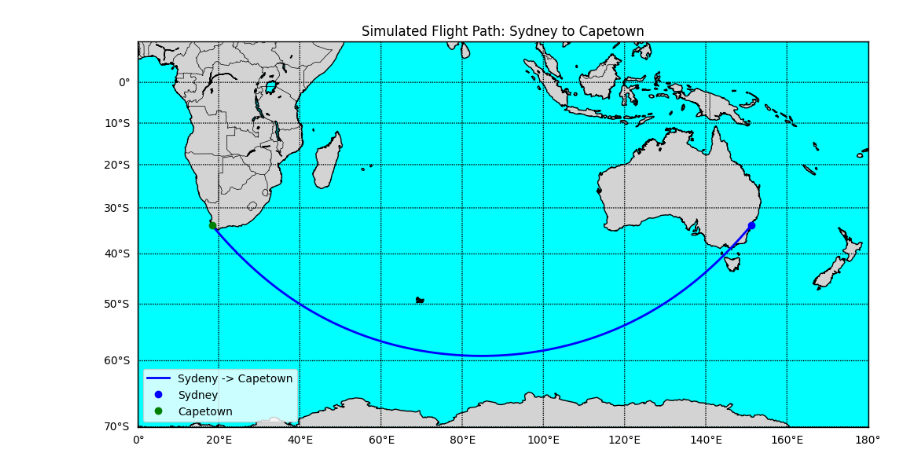
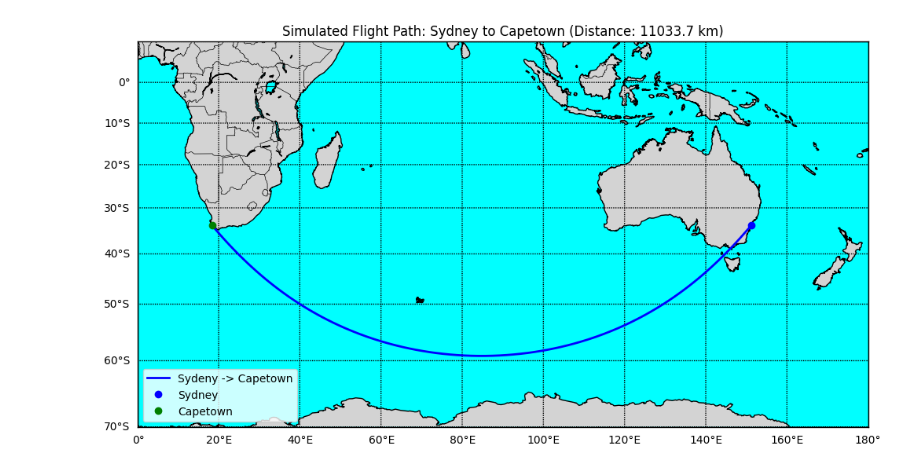
Before and after one commit to HnmManu/manu-pythons-work, a Jupyter notebook: src/mygraphs/sydenyToCapetownSimulation.ipynb, the cells around one changed output. Cells and saved outputs as stored; diff of their text form; code cells hidden in the pictures.

```diff
--- a/src/mygraphs/sydenyToCapetownSimulation.ipynb
+++ b/src/mygraphs/sydenyToCapetownSimulation.ipynb
@@ -1,30 +1,34 @@
 # %%
 import matplotlib.pyplot as plt
 from mpl_toolkits.basemap import Basemap
+from geopy.distance import geodesic
 
 sydney = (-33.8688, 151.2093)
 capetown = (-33.9249, 18.4241)
+
+distance_km = geodesic(sydney, capetown).kilometers
 
 plt.figure(figsize=(12,8))
 m = Basemap(projection='mill', llcrnrlat=-70, urcrnrlat=10, llcrnrlon=0, urcrnrlon=180, resolution='l')
 
 m.drawcoastlines()
 m.drawcountries()
 m.fillcontinents(color='lightgray', lake_color='aqua')
 m.drawmapboundary(fill_color='aqua')
 m.drawparallels(range(-70,11,10), labels=[1,0,0,0])
 m.drawmeridians(range(0,181,20), labels=[0,0,0,1])
 
 m.drawgreatcircle(sydney[1],sydney[0], capetown[1], capetown[0], color='blue', linewidth=2, label='Sydeny -> Capetown')
 
+
 #mark cities
 x1, y1 = m(sydney[1], sydney[0])
 x2, y2 = m(capetown[1], capetown[0])
 plt.plot(x1, y1, 'bo',markersize=6, label='Sydney')
 plt.plot(x2, y2, 'go',markersize=6, label='Capetown')
 
 plt.legend(loc='lower left')
-plt.title('Simulated Flight Path: Sydney to Capetown')
+plt.title(f'Simulated Flight Path: Sydney to Capetown (Distance: {distance_km:.1f} km)')
 plt.show()
 # %% [output]
-[figure, old version]
+[figure, new version]
```
